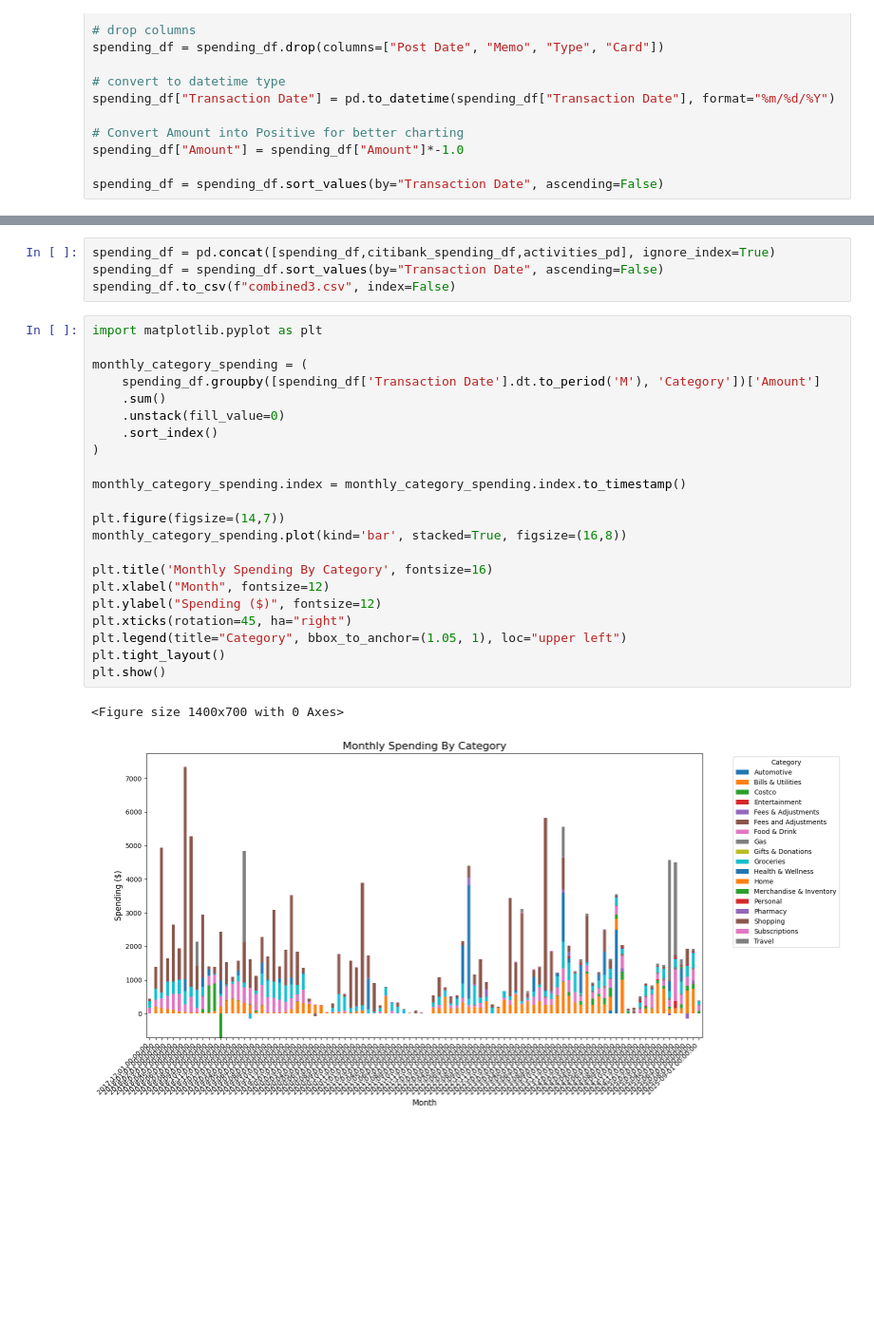
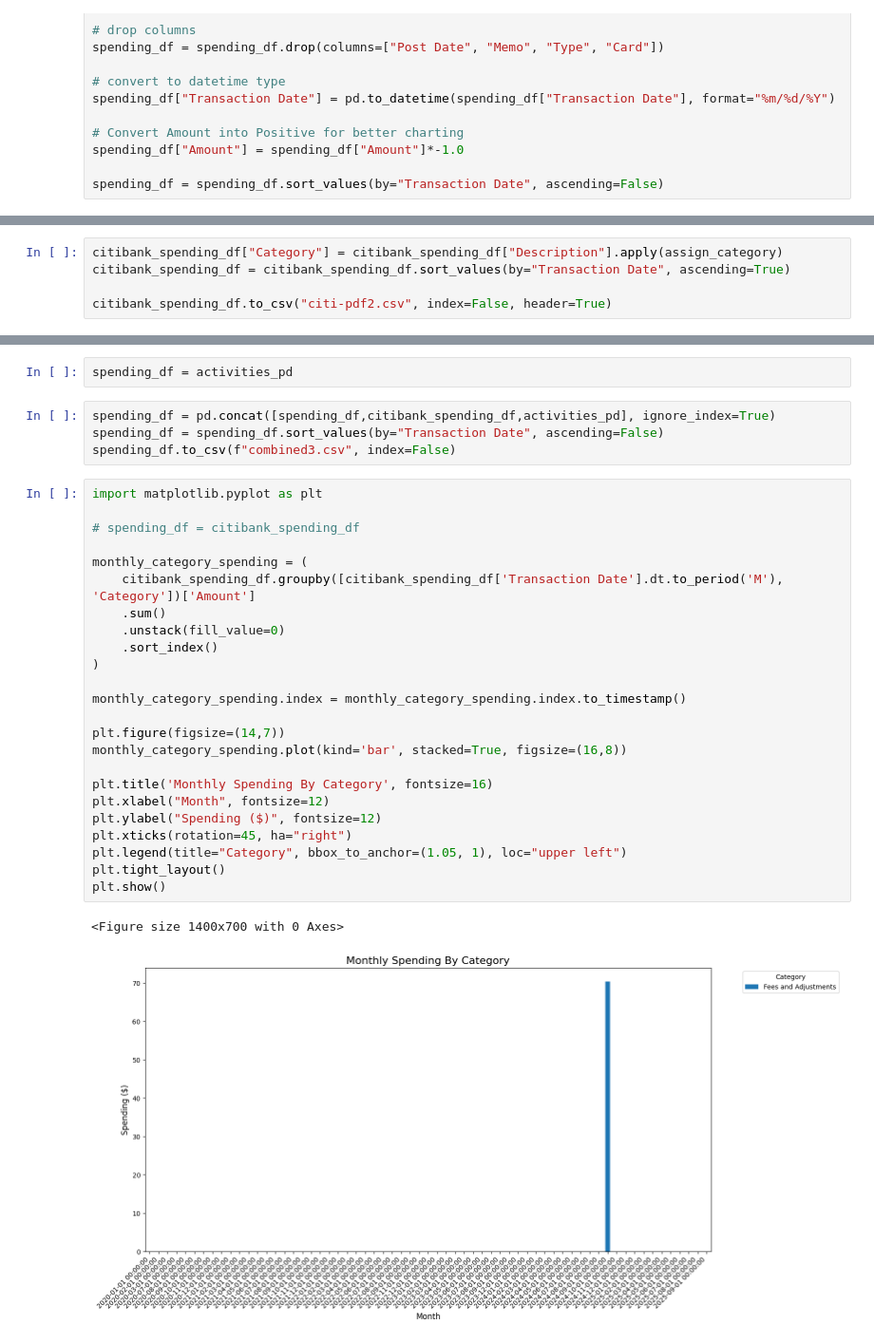
Before and after one commit to raymdlau13/spending, a Jupyter notebook: analysis.ipynb, the cells around one changed output, grey strips where cells are left out. Shown at 95% size. Cells and saved outputs as stored; diff of their text form; blank space fills up the shorter version.

```diff
--- a/analysis.ipynb
+++ b/analysis.ipynb
@@ -74,3 +126,8 @@ citibank_spending_df["Category"] = citibank_spending_df["Description"].apply(ass
+# %%
+citibank_spending_df["Category"] = citibank_spending_df["Description"].apply(assign_category)
+citibank_spending_df = citibank_spending_df.sort_values(by="Transaction Date", ascending=True)
+
+citibank_spending_df.to_csv("citi-pdf2.csv", index=False, header=True)
 # %%
 import re
 import pandas as pd
@@ -131,3 +188,5 @@ activities_pd[activities_pd["Amount"] == -108.36]
+# %%
+spending_df = activities_pd
 # %%
 spending_df = pd.concat([spending_df,citibank_spending_df,activities_pd], ignore_index=True)
 spending_df = spending_df.sort_values(by="Transaction Date", ascending=False)
@@ -135,27 +194,29 @@ spending_df.to_csv(f"combined3.csv", index=False)
 # %%
 import matplotlib.pyplot as plt
 
+# spending_df = citibank_spending_df
+
 monthly_category_spending = (
-    spending_df.groupby([spending_df['Transaction Date'].dt.to_period('M'), 'Category'])['Amount']
+    citibank_spending_df.groupby([citibank_spending_df['Transaction Date'].dt.to_period('M'), 'Category'])['Amount']
     .sum()
     .unstack(fill_value=0)
     .sort_index()
 )
 
 monthly_category_spending.index = monthly_category_spending.index.to_timestamp()
 
 plt.figure(figsize=(14,7))
 monthly_category_spending.plot(kind='bar', stacked=True, figsize=(16,8))
 
 plt.title('Monthly Spending By Category', fontsize=16)
 plt.xlabel("Month", fontsize=12)
 plt.ylabel("Spending ($)", fontsize=12)
 plt.xticks(rotation=45, ha="right")
 plt.legend(title="Category", bbox_to_anchor=(1.05, 1), loc="upper left")
 plt.tight_layout()
 plt.show()
 # %% [output]
 <Figure size 1400x700 with 0 Axes>
-[figure, old version]
+[figure, new version]
 # %%
 spending_df[spending_df["Category"] == "Costco"].head(50)
```
Also changed, not shown: parts of 4 cells of this notebook, 2 other files.
